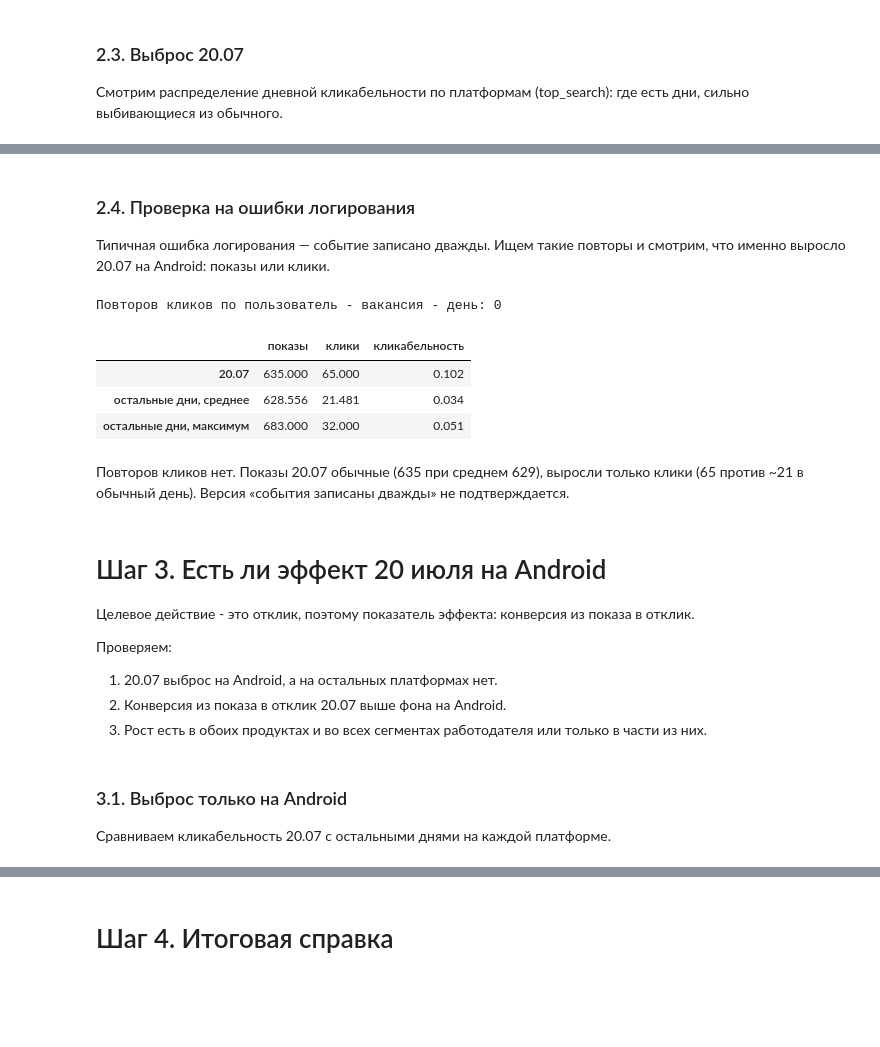
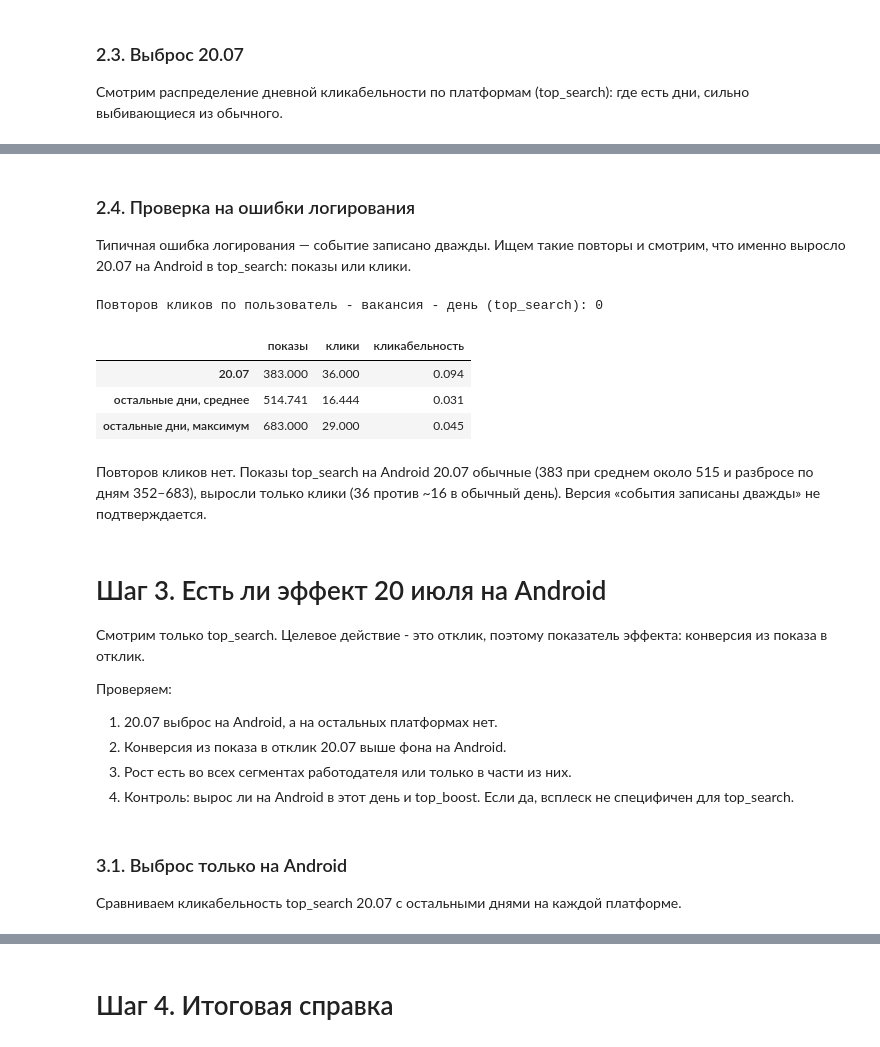
Before and after one commit to sosvictr/HH_school_2026, a Jupyter notebook: Ad-hoc/HW.ipynb, the cells around one changed output, grey strips where cells are left out. Saved outputs shown, nothing was run; the diff lists cells and outputs as text; code cells hidden in the pictures; blank space fills up the shorter version.

```diff
--- a/Ad-hoc/HW.ipynb
+++ b/Ad-hoc/HW.ipynb
@@ -356,36 +356,40 @@ display(anomaly)
 # %% [markdown]
 ### 2.4. Проверка на ошибки логирования
-Типичная ошибка логирования — событие записано дважды. Ищем такие повторы и смотрим, что именно выросло 20.07 на Android: показы или клики.
+Типичная ошибка логирования — событие записано дважды. Ищем такие повторы и смотрим, что именно выросло 20.07 на Android в top_search: показы или клики.
 # %%
-print("Повторов кликов по пользователь - вакансия - день:", int(clicks.duplicated(["hhuid", "vacancy_id", "event_date"]).sum()))
+ts_impr = impressions[impressions["product"] == "top_search"]
+ts_clicks = clicks[clicks["product"] == "top_search"]
 
-andr = (impressions[impressions["platform"] == "ANDROID"].groupby("event_date").size().rename("показы").to_frame()
-        .join(clicks[clicks["platform"] == "ANDROID"].groupby("event_date").size().rename("клики")))
+print("Повторов кликов по пользователь - вакансия - день (top_search):", int(ts_clicks.duplicated(["hhuid", "vacancy_id", "event_date"]).sum()))
+
+andr = (ts_impr[ts_impr["platform"] == "ANDROID"].groupby("event_date").size().rename("показы").to_frame()
+        .join(ts_clicks[ts_clicks["platform"] == "ANDROID"].groupby("event_date").size().rename("клики")))
 andr["кликабельность"] = andr["клики"] / andr["показы"]
 rest = andr.drop(index="2026-07-20")
 display(pd.DataFrame({"20.07": andr.loc["2026-07-20"],
                       "остальные дни, среднее": rest.mean(),
                       "остальные дни, максимум": rest.max()}).T.round(3))
 # %% [output]
-Повторов кликов по пользователь - вакансия - день: 0
+Повторов кликов по пользователь - вакансия - день (top_search): 0
 |  | показы | клики | кликабельность |
-| 20.07 | 635.000 | 65.000 | 0.102 |
-| остальные дни, среднее | 628.556 | 21.481 | 0.034 |
-| остальные дни, максимум | 683.000 | 32.000 | 0.051 |
+| 20.07 | 383.000 | 36.000 | 0.094 |
+| остальные дни, среднее | 514.741 | 16.444 | 0.031 |
+| остальные дни, максимум | 683.000 | 29.000 | 0.045 |
 # %% [markdown]
-Повторов кликов нет. Показы 20.07 обычные (635 при среднем 629), выросли только клики (65 против ~21 в обычный день). Версия «события записаны дважды» не подтверждается.
+Повторов кликов нет. Показы top_search на Android 20.07 обычные (383 при среднем около 515 и разбросе по дням 352–683), выросли только клики (36 против ~16 в обычный день). Версия «события записаны дважды» не подтверждается.
 # %% [markdown]
 # Шаг 3. Есть ли эффект 20 июля на Android
 
-Целевое действие - это отклик, поэтому показатель эффекта: конверсия из показа в отклик.
+Смотрим только top_search. Целевое действие - это отклик, поэтому показатель эффекта: конверсия из показа в отклик.
 
 Проверяем:
 1. 20.07 выброс на Android, а на остальных платформах нет.
 2. Конверсия из показа в отклик 20.07 выше фона на Android.
-3. Рост есть в обоих продуктах и во всех сегментах работодателя или только в части из них.
+3. Рост есть во всех сегментах работодателя или только в части из них.
+4. Контроль: вырос ли на Android в этот день и top_boost. Если да, всплеск не специфичен для top_search.
 # %% [markdown]
 ### 3.1. Выброс только на Android
-Сравниваем кликабельность 20.07 с остальными днями на каждой платформе.
+Сравниваем кликабельность top_search 20.07 с остальными днями на каждой платформе.
 # %%
 q_mart = '''
 WITH events AS (
```
Also changed, not shown: parts of 18 cells of this notebook.
